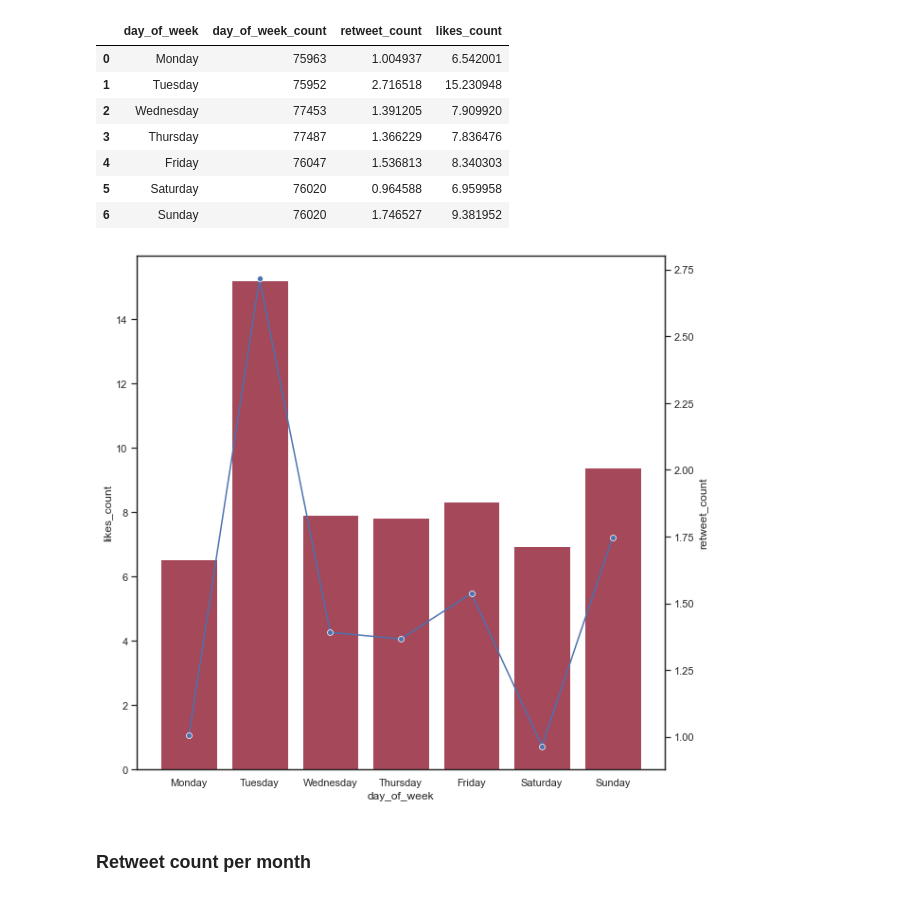
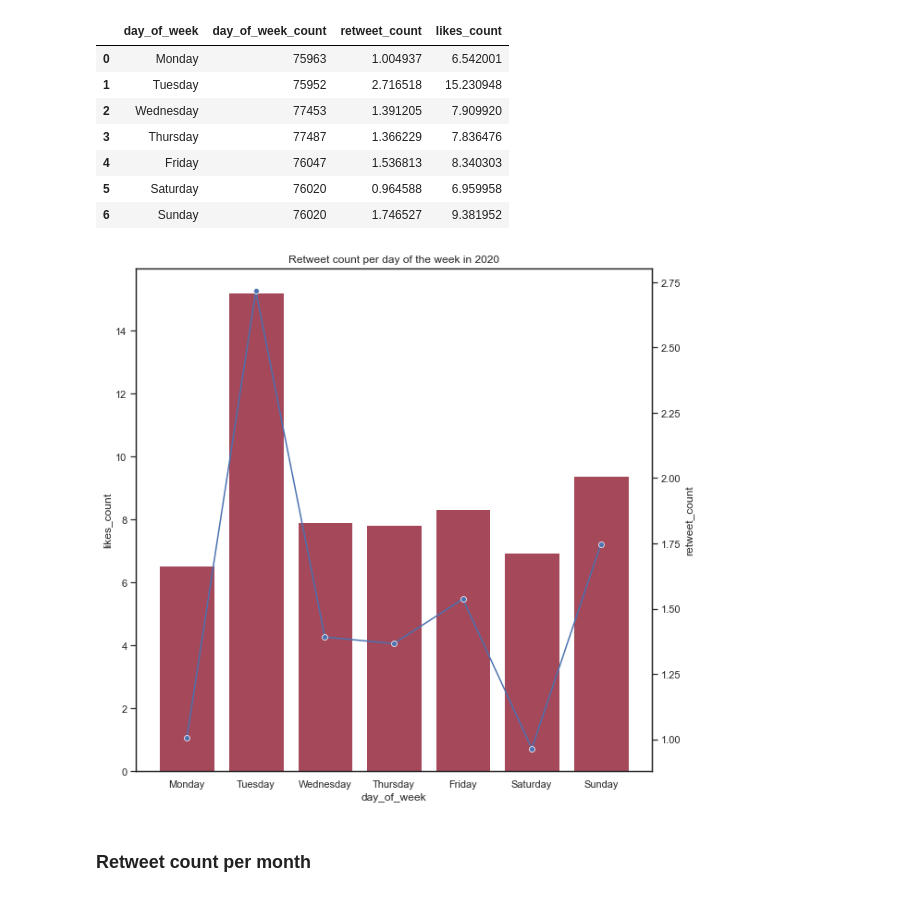
Before and after one commit to MiguelDordio/InformationFlow, a Jupyter notebook: Twitter/analysis/popularity_prevision.ipynb, the cells around one changed output. Drawn from its saved outputs; the diff is of its cells as text; code cells hidden in the pictures.

```diff
--- a/Twitter/analysis/popularity_prevision.ipynb
+++ b/Twitter/analysis/popularity_prevision.ipynb
@@ -259,5 +249,5 @@ months = ['January', 'February', 'March', 'April', 'May', 'June', 'July', 'Augus
 week_days = ['Monday', 'Tuesday', 'Wednesday', 'Thursday', 'Friday', 'Saturday', 'Sunday']
 day_phases = ['Dawn', 'Morning', 'Afternoon', 'Evening', 'Night']
 # %%
-tweet_analysis = df_2020[['day_phase', 'day_of_week', 'month', 'retweet_count', 'quote_count', 'like_count', 'topics', 'sentiment']]
+tweet_analysis_2020 = df_2020[['day_phase', 'day_of_week', 'month', 'retweet_count', 'quote_count', 'like_count', 'topics', 'sentiment']]
 # %%
@@ -278,8 +268,9 @@ tweet_analysis1
 # %%
-def analysis_chart(analysis, col_name, x_bar, y_bar, fig_size_width):
+def analysis_chart(analysis, col_name, x_bar, y_bar, fig_size_width, chart_title):
     ax1 = sns.set_style(style='white', rc=None)
     fig, ax1 = plt.subplots(figsize=(fig_size_width, 10))
     sns.barplot(data=analysis, x=x_bar, y=y_bar, ax=ax1, color='#B33951')
     ax2 = ax1.twinx()
     sns.lineplot(data=analysis[col_name], marker='o', sort=False, ax=ax2)
+    plt.title(chart_title)
 # %%
@@ -289,11 +280,11 @@ analysis_chart(tweet_analysis1, 'retweet_count', 'day_phase', 'likes_count', 10)
 # %% [markdown]
 ### Retweet count per day of the week
 # %%
-tweet_analysis2 = tweet_analysis.groupby(['day_of_week']).agg(
+tweet_analysis_2020_ret_week_day = tweet_analysis_2020.groupby(['day_of_week']).agg(
     day_of_week_count=pd.NamedAgg(column="day_of_week", aggfunc="count"),
     retweet_count=pd.NamedAgg(column="retweet_count", aggfunc="mean"),
     likes_count=pd.NamedAgg(column="like_count", aggfunc="mean")).reindex(week_days).reset_index()
-tweet_analysis2
+tweet_analysis_2020_ret_week_day
 # %% [output]
 |  | day_of_week | day_of_week_count | retweet_count | likes_count |
 | 0 | Monday | 75963 | 1.004937 | 6.542001 |
@@ -304,9 +295,9 @@ tweet_analysis2
 | 5 | Saturday | 76020 | 0.964588 | 6.959958 |
 | 6 | Sunday | 76020 | 1.746527 | 9.381952 |
 # %%
-analysis_chart(tweet_analysis2, 'retweet_count', 'day_of_week', 'likes_count', 10)
+analysis_chart(tweet_analysis_2020_ret_week_day, 'retweet_count', 'day_of_week', 'likes_count', 10, 'Retweet count per day of the week in 2020')
 # %% [output]
-[figure, old version]
+[figure, new version]
 # %% [markdown]
 ### Retweet count per month
 # %%
```
Also changed, not shown: parts of 101 cells of this notebook, 1 other file.
